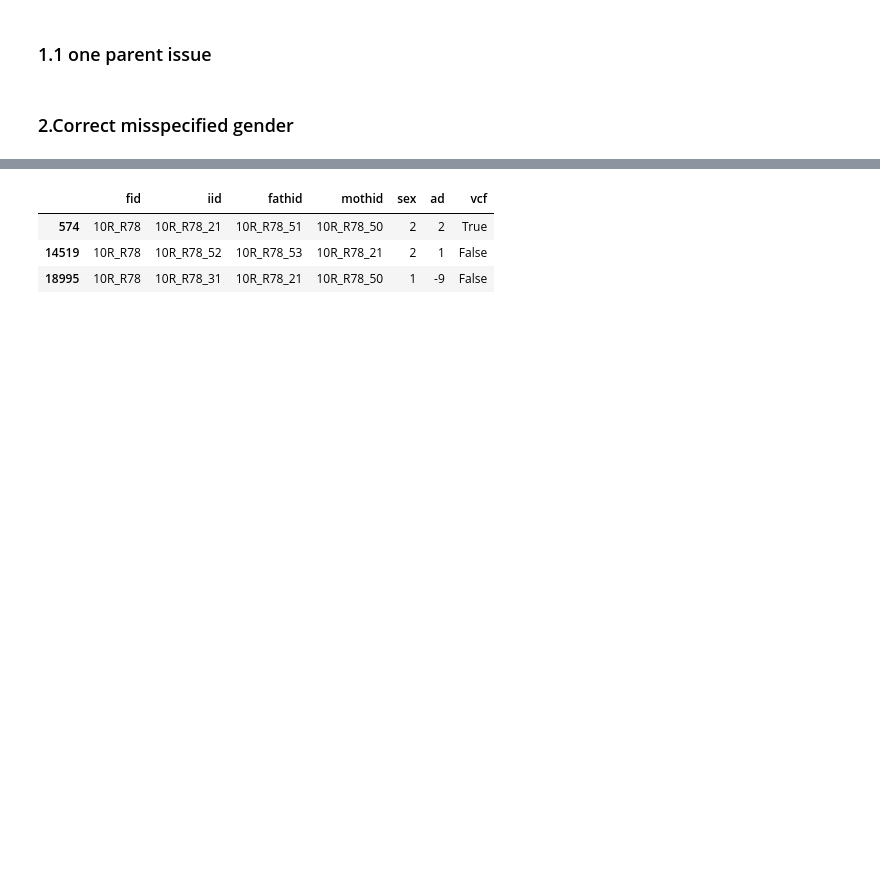
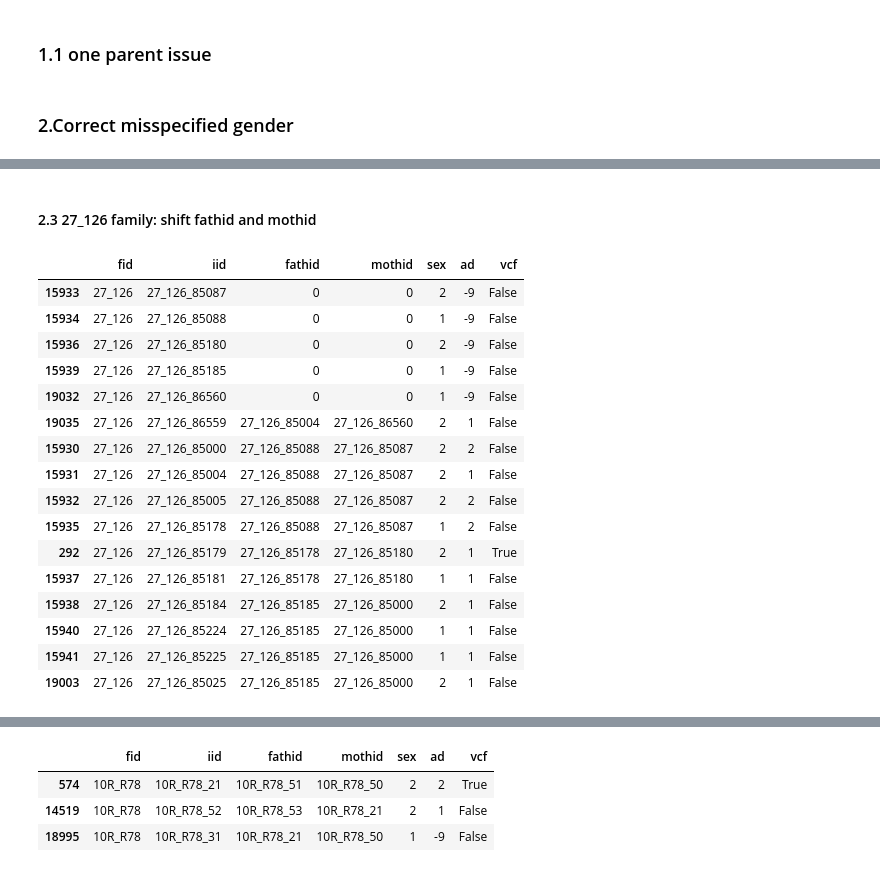
Before and after one commit to gaow/SEQLinkage, a Jupyter notebook: nbs/05_ADFam-Copy1.ipynb, the cells around one changed output, grey strips where cells are left out. Cells and saved outputs as stored; diff of their text form; code cells hidden in the pictures; blank space fills up the shorter version.

```diff
--- a/05_ADFam.ipynb
+++ b/nbs/05_ADFam-Copy1.ipynb
@@ -1045,0 +1059,3 @@ nodp_fam.to_csv('data/nodp_fam.csv',header=False,index=False)
+# %%
+nodp_fam.fathid[nodp_fam.iid=='27_122_16055'] = '27_122_84953'
+nodp_fam.mothid[nodp_fam.iid=='27_122_16055'] = '27_122_84952'
@@ -1045,0 +1077,3 @@ nodp_fam.to_csv('data/nodp_fam.csv',header=False,index=False)
+# %%
+nodp_fam.fathid[nodp_fam.iid=='10R_R47_62'] = '10R_R47_43'
+nodp_fam.mothid[nodp_fam.iid=='10R_R47_62'] = '10R_R47_1'
@@ -1045,0 +1093,22 @@ nodp_fam.to_csv('data/nodp_fam.csv',header=False,index=False)
+# %% [markdown]
+#### 2.3 27_126 family: shift fathid and mothid
+# %%
+nodp_fam[nodp_fam.fid == '27_126'].sort_values('fathid')
+# %% [output]
+|  | fid | iid | fathid | mothid | sex | ad | vcf |
+| 15933 | 27_126 | 27_126_85087 | 0 | 0 | 2 | -9 | False |
+| 15934 | 27_126 | 27_126_85088 | 0 | 0 | 1 | -9 | False |
+| 15936 | 27_126 | 27_126_85180 | 0 | 0 | 2 | -9 | False |
+| 15939 | 27_126 | 27_126_85185 | 0 | 0 | 1 | -9 | False |
+| 19032 | 27_126 | 27_126_86560 | 0 | 0 | 1 | -9 | False |
+| 19035 | 27_126 | 27_126_86559 | 27_126_85004 | 27_126_86560 | 2 | 1 | False |
+| 15930 | 27_126 | 27_126_85000 | 27_126_85088 | 27_126_85087 | 2 | 2 | False |
+| 15931 | 27_126 | 27_126_85004 | 27_126_85088 | 27_126_85087 | 2 | 1 | False |
+| 15932 | 27_126 | 27_126_85005 | 27_126_85088 | 27_126_85087 | 2 | 2 | False |
+| 15935 | 27_126 | 27_126_85178 | 27_126_85088 | 27_126_85087 | 1 | 2 | False |
+| 292 | 27_126 | 27_126_85179 | 27_126_85178 | 27_126_85180 | 2 | 1 | True |
+| 15937 | 27_126 | 27_126_85181 | 27_126_85178 | 27_126_85180 | 1 | 1 | False |
+| 15938 | 27_126 | 27_126_85184 | 27_126_85185 | 27_126_85000 | 2 | 1 | False |
+| 15940 | 27_126 | 27_126_85224 | 27_126_85185 | 27_126_85000 | 1 | 1 | False |
+| 15941 | 27_126 | 27_126_85225 | 27_126_85185 | 27_126_85000 | 1 | 1 | False |
+| 19003 | 27_126 | 27_126_85025 | 27_126_85185 | 27_126_85000 | 2 | 1 | False |
```
Also changed, not shown: parts of 26 cells of this notebook, 21 other files.
